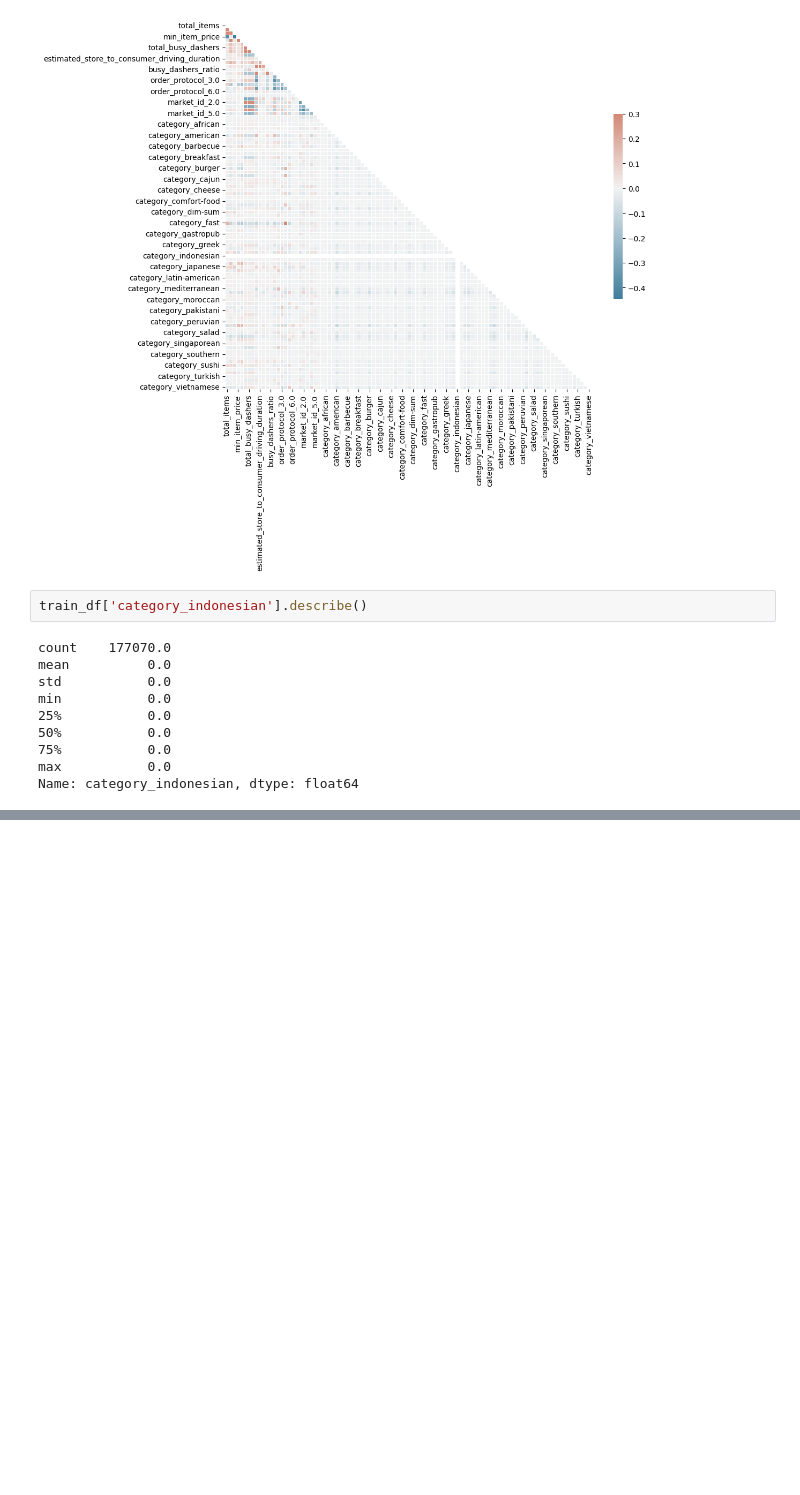
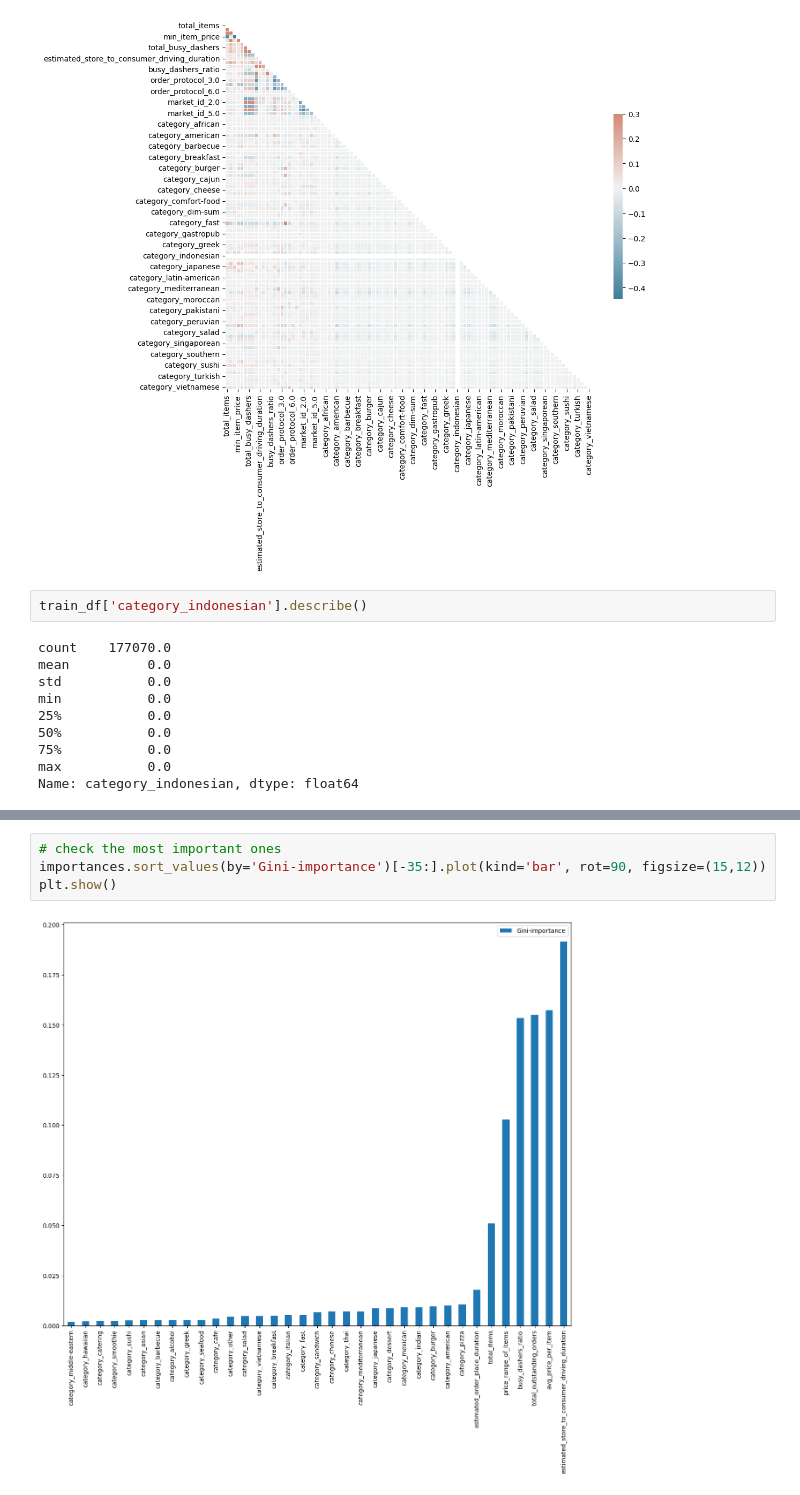
Before and after one commit to ikapil06/Delivery-duration, a Jupyter notebook: file.ipynb, the cells around one changed output, grey strips where cells are left out. Cells and saved outputs as stored; diff of their text form; blank space fills up the shorter version.

```diff
--- a/file.ipynb
+++ b/file.ipynb
@@ -254,0 +547,6 @@ Name: category_indonesian, dtype: float64
+# %%
+# check the most important ones
+importances.sort_values(by='Gini-importance')[-35:].plot(kind='bar', rot=90, figsize=(15,12))
+plt.show()
+# %% [output]
+[figure, added]
```
Also changed, not shown: parts of 30 cells of this notebook.
